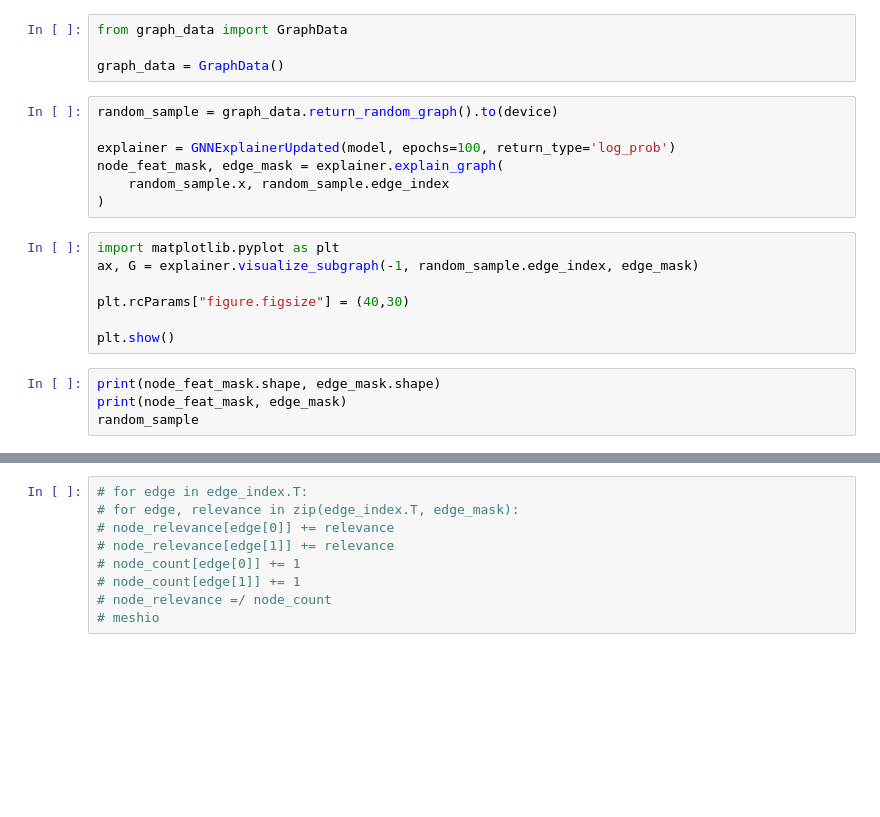
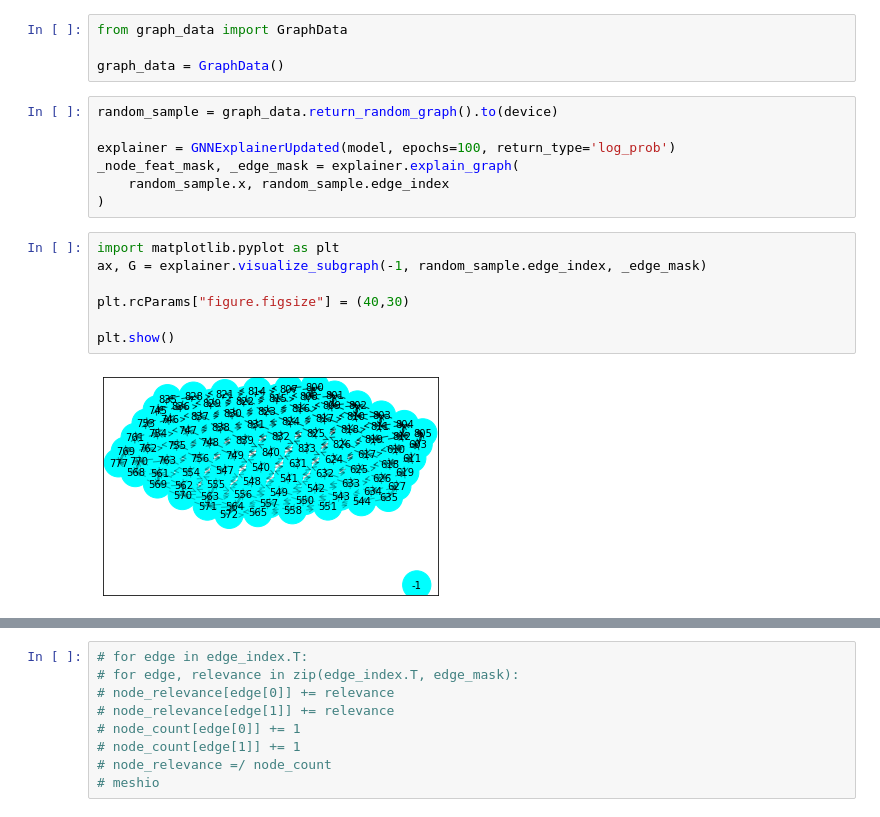
Before and after one commit to rieg-ec/ipre-ibm, a Jupyter notebook: notebooks/gnn_explainer.ipynb, the cells around one changed output, grey strips where cells are left out. Saved outputs shown, nothing was run; the diff lists cells and outputs as text; blank space fills up the shorter version.

Commit message:
gnn explainer notebook

```diff
--- a/notebooks/gnn_explainer.ipynb
+++ b/notebooks/gnn_explainer.ipynb
@@ -80,17 +98,15 @@ graph_data = GraphData()
 random_sample = graph_data.return_random_graph().to(device)
 
 explainer = GNNExplainerUpdated(model, epochs=100, return_type='log_prob')
-node_feat_mask, edge_mask = explainer.explain_graph(
+_node_feat_mask, _edge_mask = explainer.explain_graph(
     random_sample.x, random_sample.edge_index
 )
 # %%
 import matplotlib.pyplot as plt
-ax, G = explainer.visualize_subgraph(-1, random_sample.edge_index, edge_mask)
+ax, G = explainer.visualize_subgraph(-1, random_sample.edge_index, _edge_mask)
 
 plt.rcParams["figure.figsize"] = (40,30)
 
 plt.show()
+# %% [output]
+[figure, added]
-# %%
-print(node_feat_mask.shape, edge_mask.shape)
-print(node_feat_mask, edge_mask)
-random_sample
```
Also changed, not shown: parts of 5 cells of this notebook, 1 other file.
